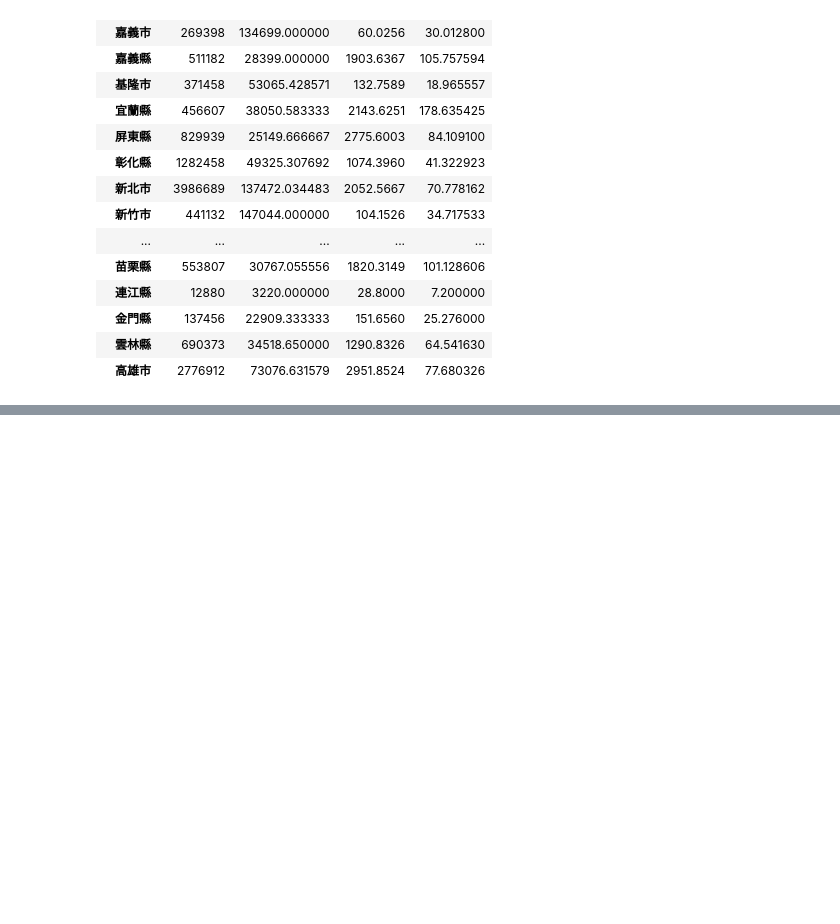
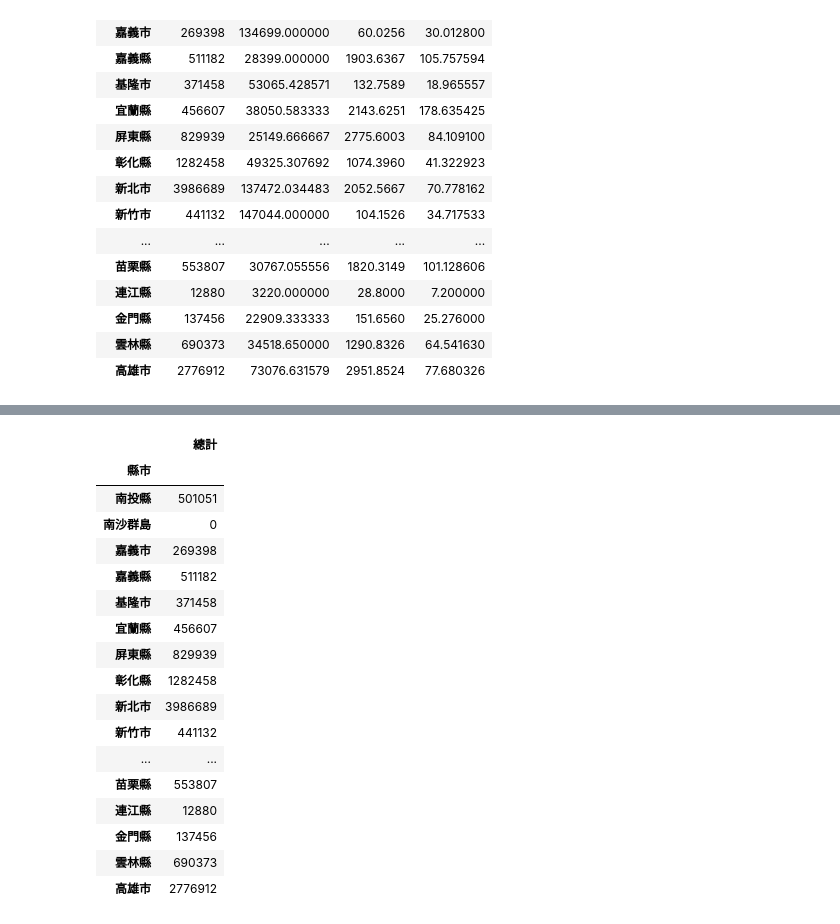
Before and after one commit to minyi-114/python_analysis, a Jupyter notebook: lesson9/lesson9_4.ipynb, the cells around one changed output, grey strips where cells are left out. Saved outputs shown, nothing was run; the diff lists cells and outputs as text; code cells hidden in the pictures; blank space fills up the shorter version.

```diff
--- a/lesson9/lesson9_4.ipynb
+++ b/lesson9/lesson9_4.ipynb
@@ -197,0 +220,23 @@ df3.groupby('縣市')[['年底人口數','土地面積']].agg([('總計','sum'),
+# %%
+df4['年底人口數']['總計'] # Series型態
+df5 = df4['年底人口數'][['總計']] # DataFrame型態
+df5
+# %% [output]
+|  | 總計 |
+| 縣市 |  |
+| 南投縣 | 501051 |
+| 南沙群島 | 0 |
+| 嘉義市 | 269398 |
+| 嘉義縣 | 511182 |
+| 基隆市 | 371458 |
+| 宜蘭縣 | 456607 |
+| 屏東縣 | 829939 |
+| 彰化縣 | 1282458 |
+| 新北市 | 3986689 |
+| 新竹市 | 441132 |
+| ... | ... |
+| 苗栗縣 | 553807 |
+| 連江縣 | 12880 |
+| 金門縣 | 137456 |
+| 雲林縣 | 690373 |
+| 高雄市 | 2776912 |
```
Also changed, not shown: parts of 3 cells of this notebook.
